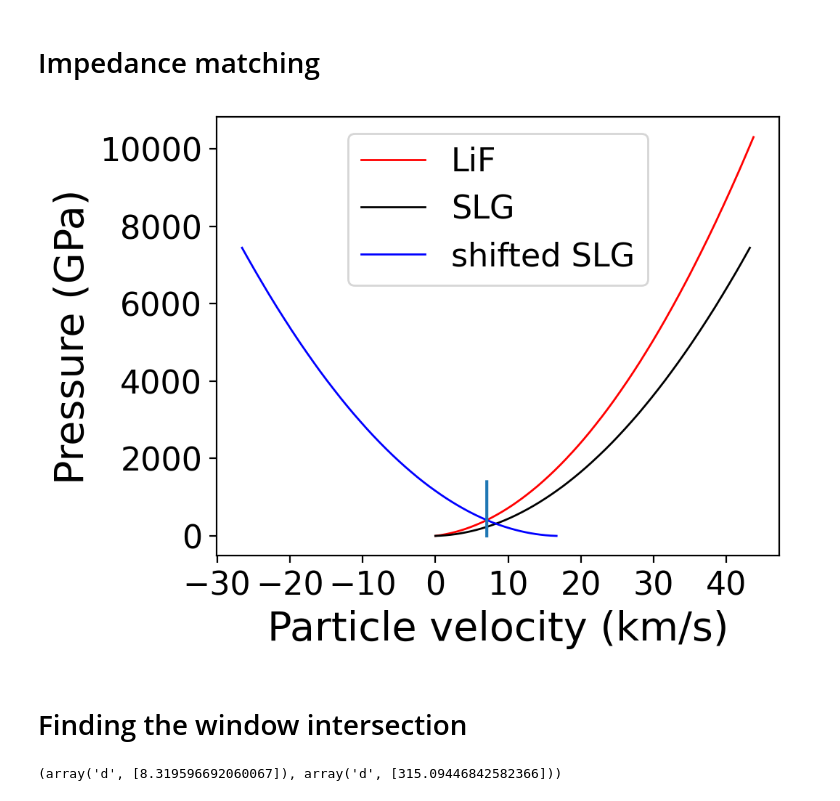
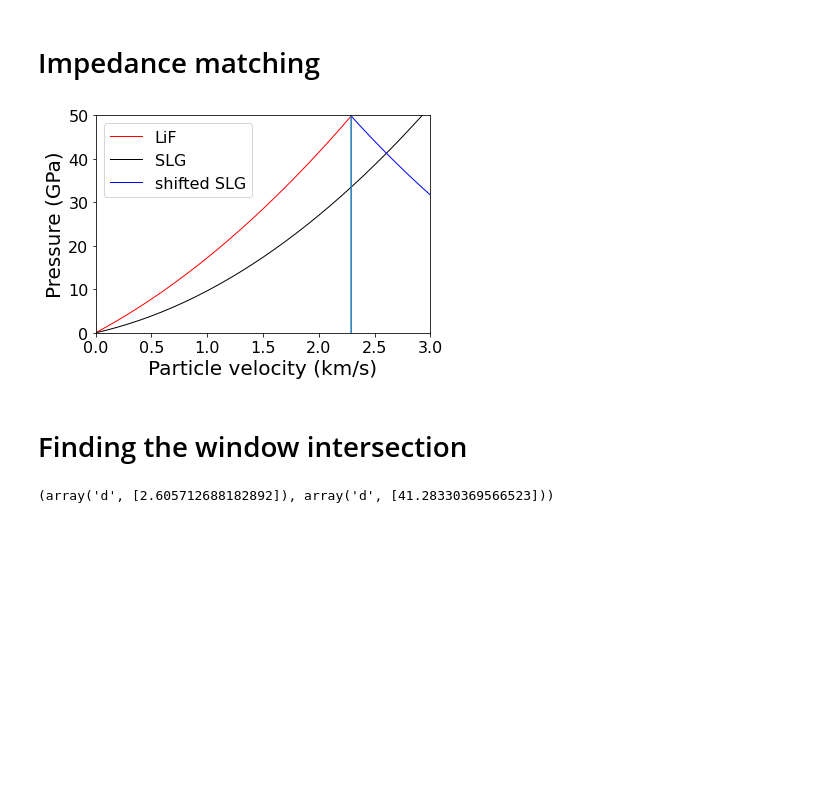
Before and after one commit to meeramadhavi/MEC_XRD_VISAR, a Jupyter notebook: Impedance_matching/impedance_matching_SLG_LiF.ipynb, the cells around one changed output. Cells and saved outputs as stored; diff of their text form; code cells hidden in the pictures; blank space fills up the shorter version.

```diff
--- a/Impedance_matching/impedance_matching_SLG_LiF.ipynb
+++ b/Impedance_matching/impedance_matching_SLG_LiF.ipynb
@@ -29,7 +29,7 @@ LiF_Hugoniot = pd.read_excel("LiF hugoniot.xlsx", header=0)
 #LiF_Hugoniot = pd.read_excel("/Users/meera94/Downloads/MgO_hugo.xlsx", header=0)
 SLG_Hugoniot = pd.read_excel("/Users/meera94/Desktop/LCLS MEC LX99/MEC2022_code/MEC_XRD_VISAR/Impedance_matching/SLG_our_hugo.xlsx", header=0)
 
-interface_velocity = 2.27
+interface_velocity = 2.29
 # %%
 # Interpolating data
 
@@ -102,21 +102,21 @@ legendsize = 16
 # %%
 
 plt.plot(LiF_Hugoniot["Up"], LiF_Hugoniot["P"],
          label="LiF", color="red", linewidth=1)
 plt.plot(SLG_Hugoniot["Up"], SLG_Hugoniot["P"],
          label="SLG", color="black", linewidth=1)
 plt.plot(x_flip_SLG, y_SLG_interp, label ="shifted SLG", color="blue", linewidth = 1)
 plt.plot(x_vertical,y_vertical)
 plt.xticks(fontsize = ticksize["xtick"])
 plt.yticks(fontsize = ticksize["ytick"])
 plt.xlabel("Particle velocity (km/s)",fontsize = labelsize["xlabel"])
 plt.ylabel("Pressure (GPa)",fontsize = labelsize["ylabel"])
-#plt.xlim(0,)
-#plt.ylim(0,)
+plt.xlim(0,3)
+plt.ylim(0,50)
 plt.legend(fontsize = legendsize)
 plt.show()
 # %% [output]
-[figure, old version]
+[figure, new version]
 # %% [markdown]
 # Finding the window intersection
 # %%
@@ -128,4 +128,4 @@ x_3, y_3 = intersection.xy
 # %%
 x_3, y_3
 # %% [output]
-(array('d', [8.319596692060067]), array('d', [315.09446842582366]))
+(array('d', [2.605712688182892]), array('d', [41.28330369566523]))
```
Also changed, not shown: parts of 2 cells of this notebook, 5 other files.
